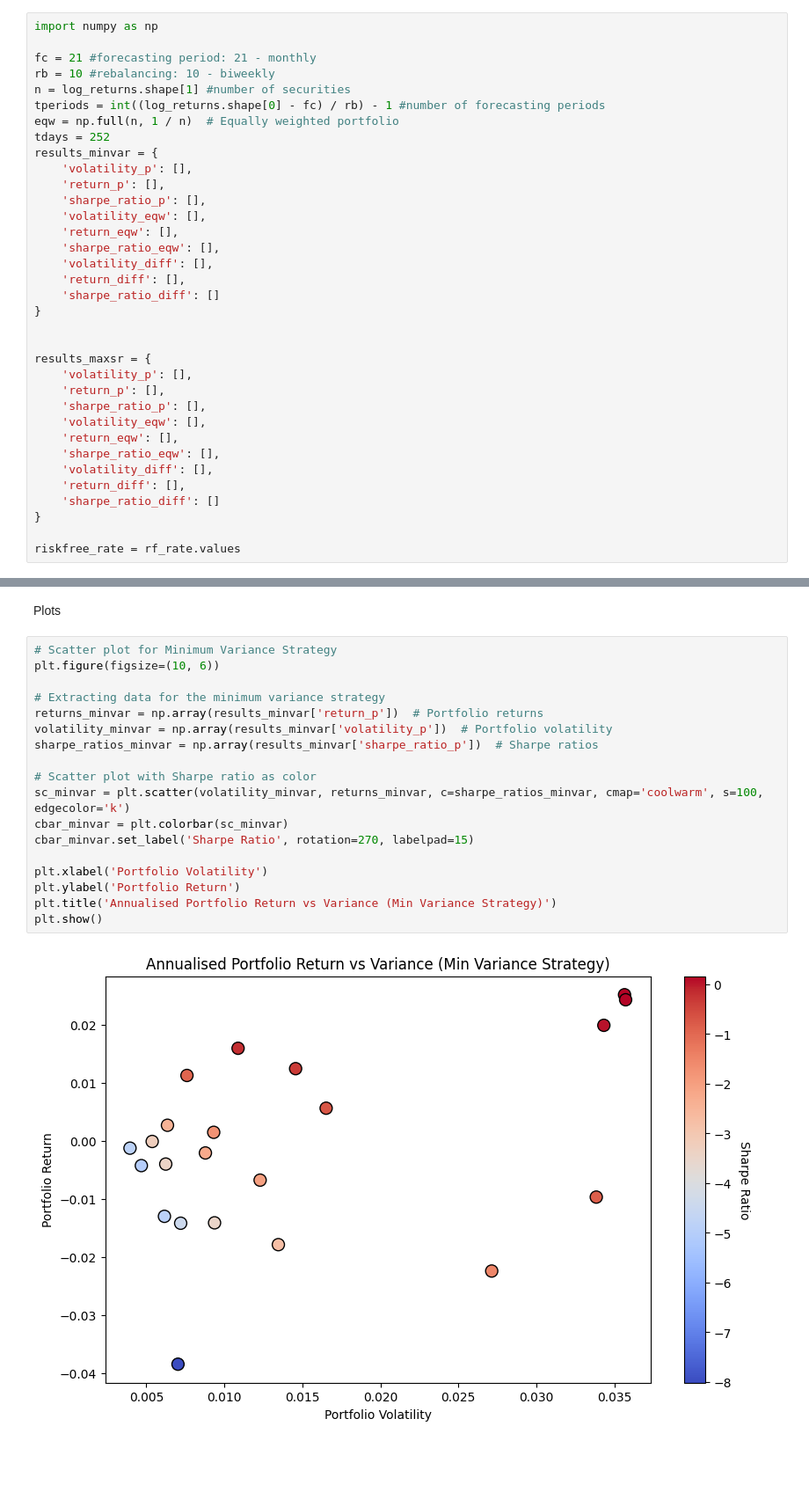
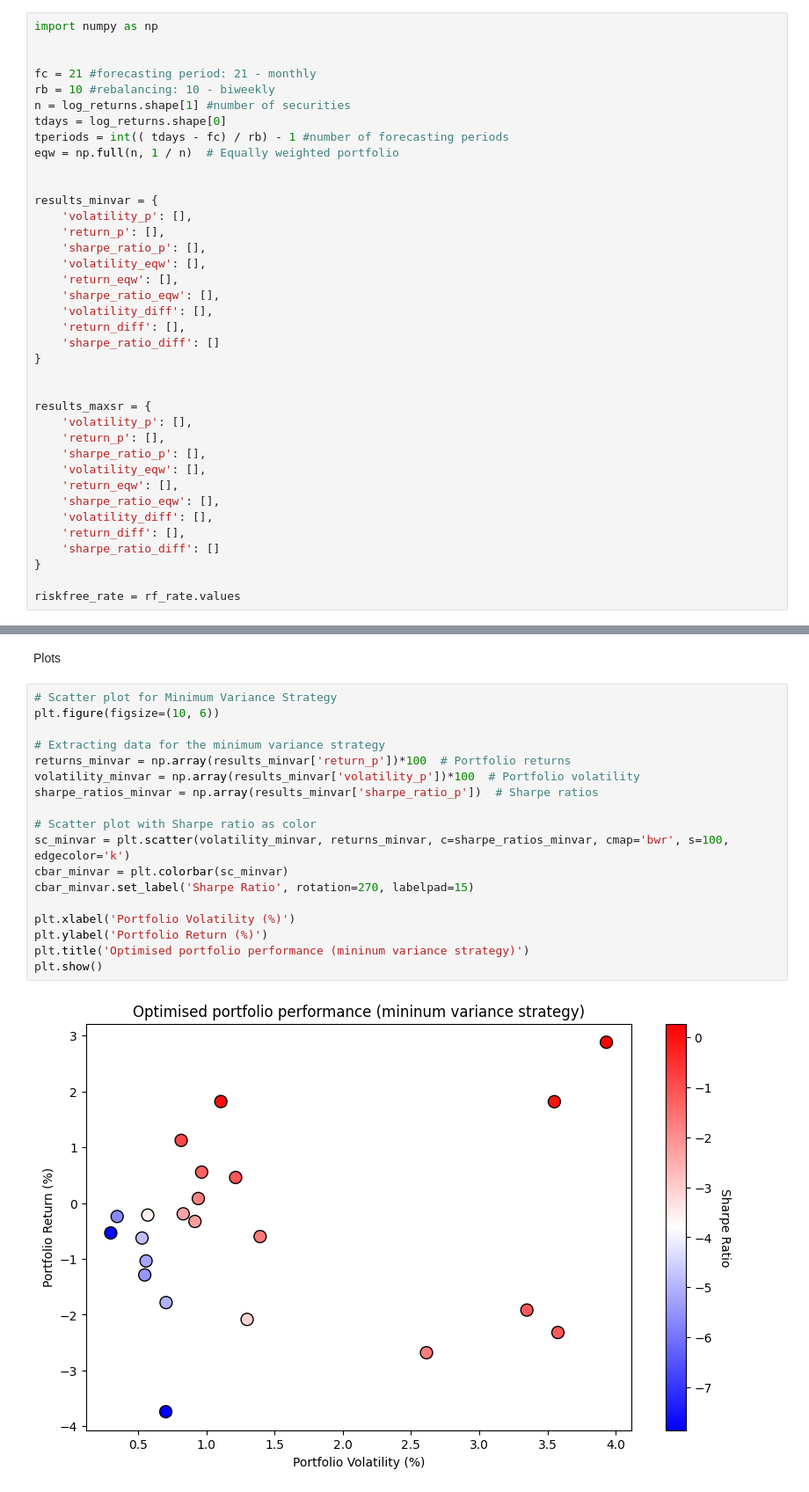
Before and after one commit to azizbekasadov/uzh-digfintools-research, a Jupyter notebook: src/main.ipynb, the cells around one changed output, grey strips where cells are left out. Shown at 88% size. Drawn from its saved outputs; the diff is of its cells as text; blank space fills up the shorter version.

```diff
--- a/src/main.ipynb
+++ b/src/main.ipynb
@@ -165,13 +165,16 @@ print(p0)
 Markowtiz optimisation set up
 # %%
 import numpy as np
+
 
 fc = 21 #forecasting period: 21 - monthly
 rb = 10 #rebalancing: 10 - biweekly
 n = log_returns.shape[1] #number of securities
-tperiods = int((log_returns.shape[0] - fc) / rb) - 1 #number of forecasting periods
+tdays = log_returns.shape[0]
+tperiods = int(( tdays - fc) / rb) - 1 #number of forecasting periods
 eqw = np.full(n, 1 / n)  # Equally weighted portfolio
-tdays = 252
+
+
 results_minvar = {
     'volatility_p': [],
     'return_p': [],
@@ -367,21 +344,21 @@ Plots
 # %%
 # Scatter plot for Minimum Variance Strategy
 plt.figure(figsize=(10, 6))
 
 # Extracting data for the minimum variance strategy
-returns_minvar = np.array(results_minvar['return_p'])  # Portfolio returns
-volatility_minvar = np.array(results_minvar['volatility_p'])  # Portfolio volatility
+returns_minvar = np.array(results_minvar['return_p'])*100  # Portfolio returns
+volatility_minvar = np.array(results_minvar['volatility_p'])*100  # Portfolio volatility
 sharpe_ratios_minvar = np.array(results_minvar['sharpe_ratio_p'])  # Sharpe ratios
 
 # Scatter plot with Sharpe ratio as color
-sc_minvar = plt.scatter(volatility_minvar, returns_minvar, c=sharpe_ratios_minvar, cmap='coolwarm', s=100, edgecolor='k')
+sc_minvar = plt.scatter(volatility_minvar, returns_minvar, c=sharpe_ratios_minvar, cmap='bwr', s=100, edgecolor='k')
 cbar_minvar = plt.colorbar(sc_minvar)
 cbar_minvar.set_label('Sharpe Ratio', rotation=270, labelpad=15)
 
-plt.xlabel('Portfolio Volatility')
-plt.ylabel('Portfolio Return')
-plt.title('Annualised Portfolio Return vs Variance (Min Variance Strategy)')
+plt.xlabel('Portfolio Volatility (%)')
+plt.ylabel('Portfolio Return (%)')
+plt.title('Optimised portfolio performance (mininum variance strategy)')
 plt.show()
 # %% [output]
-[figure, old version]
+[figure, new version]
 # %%
```
Also changed, not shown: parts of 6 cells of this notebook.
